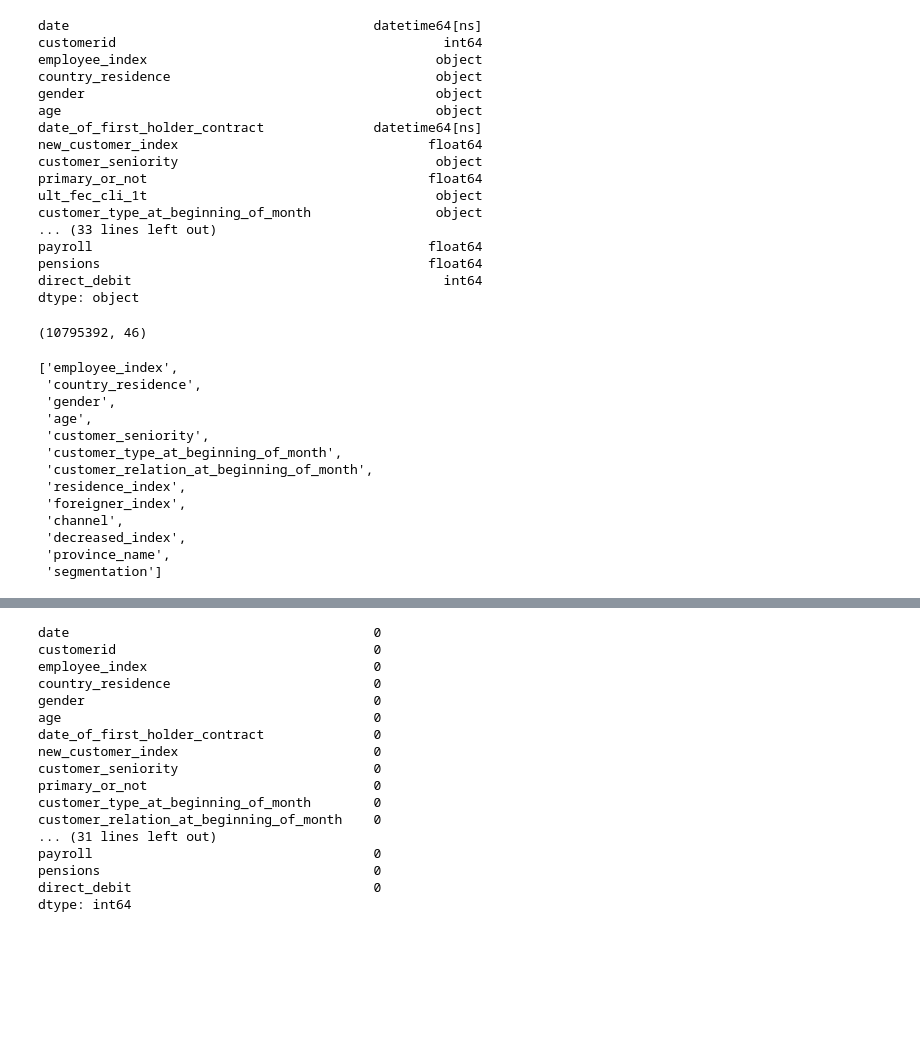
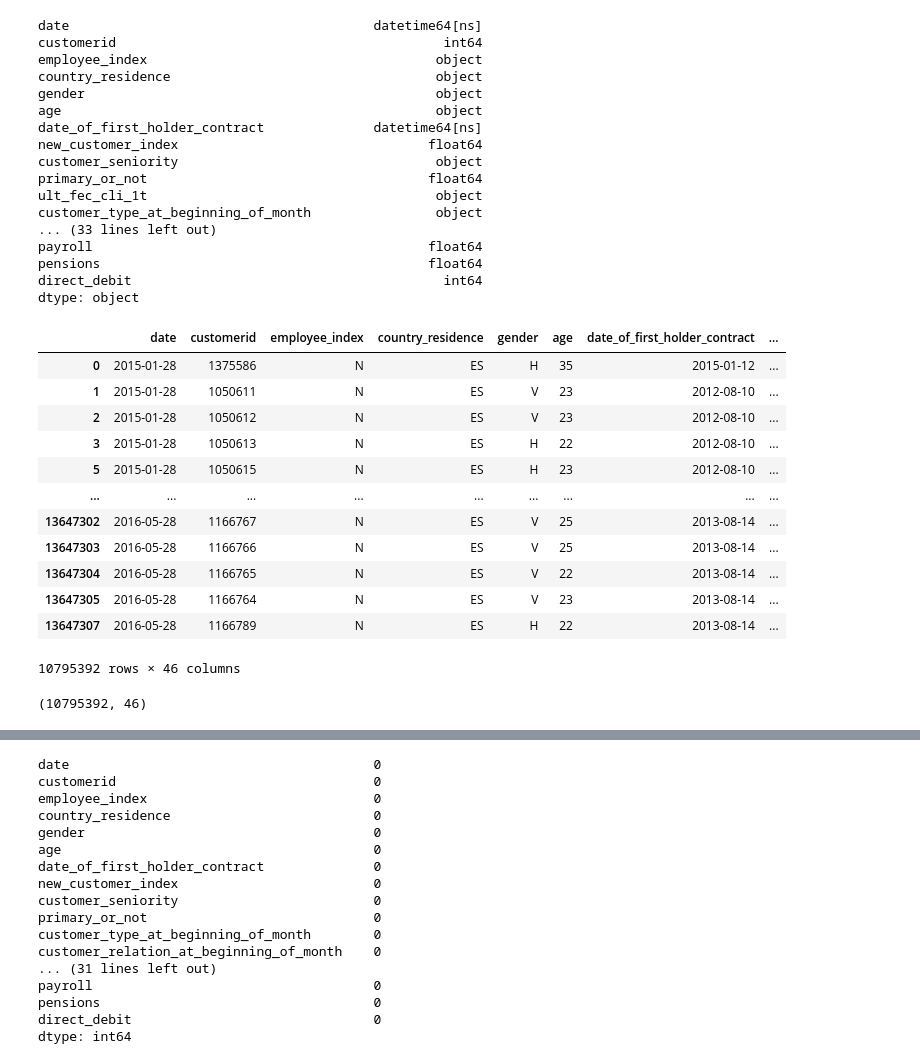
Before and after one commit to kaanbursa/customer_behavior, a Jupyter notebook: santender.ipynb, the cells around one changed output, grey strips where cells are left out. Cells and saved outputs as stored; diff of their text form; code cells hidden in the pictures; blank space fills up the shorter version.

```diff
--- a/santender.ipynb
+++ b/santender.ipynb
@@ -110,6 +120,22 @@ dtype: object
 df = df.drop(['conyuemp','ult_fec_cli_1t'], axis=1)
 # %%
 df.dropna(inplace=True)
+# %%
+df.head()
+# %% [output]
+|  | date | customerid | employee_index | country_residence | gender | age | date_of_first_holder_contract | ... |
+| 0 | 2015-01-28 | 1375586 | N | ES | H | 35 | 2015-01-12 | ... |
+| 1 | 2015-01-28 | 1050611 | N | ES | V | 23 | 2012-08-10 | ... |
+| 2 | 2015-01-28 | 1050612 | N | ES | V | 23 | 2012-08-10 | ... |
+| 3 | 2015-01-28 | 1050613 | N | ES | H | 22 | 2012-08-10 | ... |
+| 5 | 2015-01-28 | 1050615 | N | ES | H | 23 | 2012-08-10 | ... |
+| ... | ... | ... | ... | ... | ... | ... | ... | ... |
+| 13647302 | 2016-05-28 | 1166767 | N | ES | V | 25 | 2013-08-14 | ... |
+| 13647303 | 2016-05-28 | 1166766 | N | ES | V | 25 | 2013-08-14 | ... |
+| 13647304 | 2016-05-28 | 1166765 | N | ES | V | 22 | 2013-08-14 | ... |
+| 13647305 | 2016-05-28 | 1166764 | N | ES | V | 23 | 2013-08-14 | ... |
+| 13647307 | 2016-05-28 | 1166789 | N | ES | H | 22 | 2013-08-14 | ... |
+10795392 rows × 46 columns
 # %%
 df.shape
 # %% [output]
@@ -120,18 +146,4 @@ for column in df:
     if df[column].dtype=='object':
         cat_var.append(column)
 # %%
-cat_var
+cat_var.remove('age')
-# %% [output]
-['employee_index',
- 'country_residence',
- 'gender',
- 'age',
- 'customer_seniority',
- 'customer_type_at_beginning_of_month',
- 'customer_relation_at_beginning_of_month',
- 'residence_index',
- 'foreigner_index',
- 'channel',
- 'decreased_index',
- 'province_name',
- 'segmentation']
```
Also changed, not shown: parts of 14 cells of this notebook.
